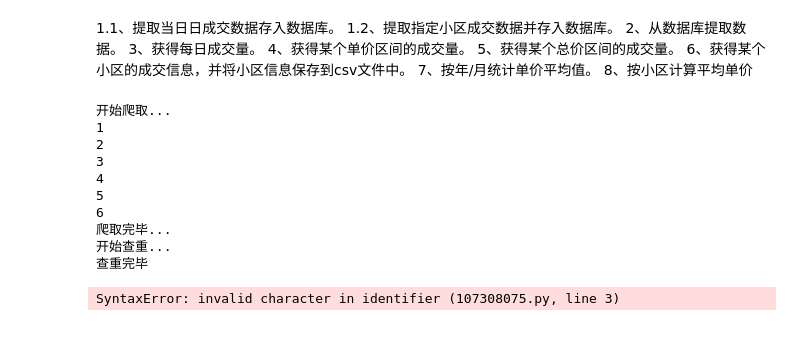
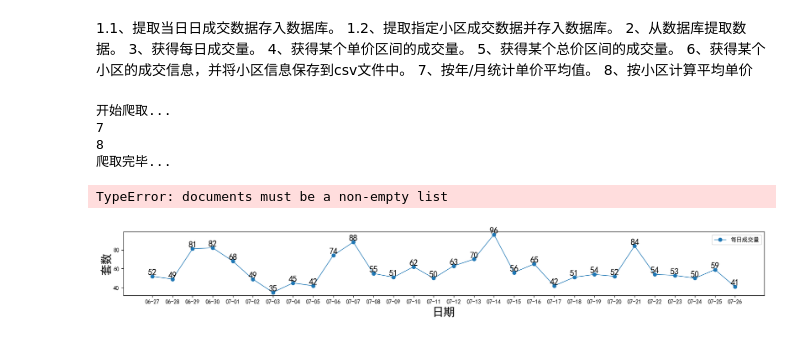
Before and after one commit to hc198974/spider_lianjia, a Jupyter notebook: chengjiao_describe.ipynb, the cells around one changed output. Saved outputs shown, nothing was run; the diff lists cells and outputs as text; code cells hidden in the pictures.

```diff
--- a/chengjiao_describe.ipynb
+++ b/chengjiao_describe.ipynb
@@ -11,20 +11,15 @@
 # %%
 #提取当日成交数据并存入数据库
 from spider_lianjia.spiders.chengjiao import spyder_chengjiao,dropduplicate_db
-spyder_chengjiao(1,7)
+spyder_chengjiao(7,9)
 print('开始查重...')
 dropduplicate_db()
 # %% [output]
 开始爬取...
-1
-2
-3
-4
-5
-6
+7
+8
 爬取完毕...
-开始查重...
-查重完毕
+TypeError: documents must be a non-empty list
 # %%
 #提取指定小区的成交数据并存入数据库
 #得写一个去除暂无数据的挂牌量的代码
@@ -68,25 +63,22 @@ df['dealDate']=pd.to_datetime(df['dealDate'])
 # df['dealCycle']=df['dealCycle'].apply(lambda x: int(re.search('\d+',x).group()))#有些老的数据没有dealcycle
 df['guaPai']=df['guaPai'].apply(lambda x: float(re.search("\d+(\.\d+)?",x).group()))
 # %%
-q
-qqqqq前
-、
 #获得每日成交量
 df['count']=0
 d=df.groupby(['dealDate']).count()['count']
 d=d[-30:]
 
 import matplotlib.pyplot as plt
 plt.rcParams['font.family']=['SIMHEI']
 plt.figure(figsize=(20, 2))
 plt.plot(d.index,d.values,label='每日成交量',linewidth=1,marker='o')
 plt.xlabel('日期',fontsize=20)
 plt.ylabel('套数',fontsize=20)
 plt.xticks(d.index,list(map(lambda x:x.date().strftime('%m-%d'),d.index)))
 plt.legend()
 for x,y in zip(d.index,d.values):
     plt.text(x, y+0.05, y, ha='center', va= 'bottom',fontsize=15)
 plt.show()
 # %% [output]
-SyntaxError: invalid character in identifier (107308075.py, line 3)
+[figure, added]
 # %%
```
Also changed, not shown: parts of 3 cells of this notebook, 2 other files.
